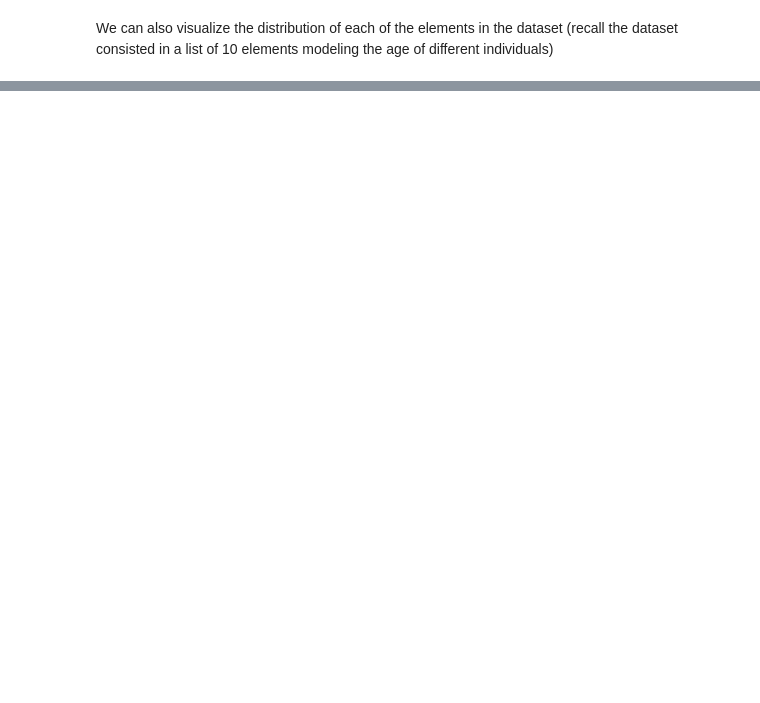
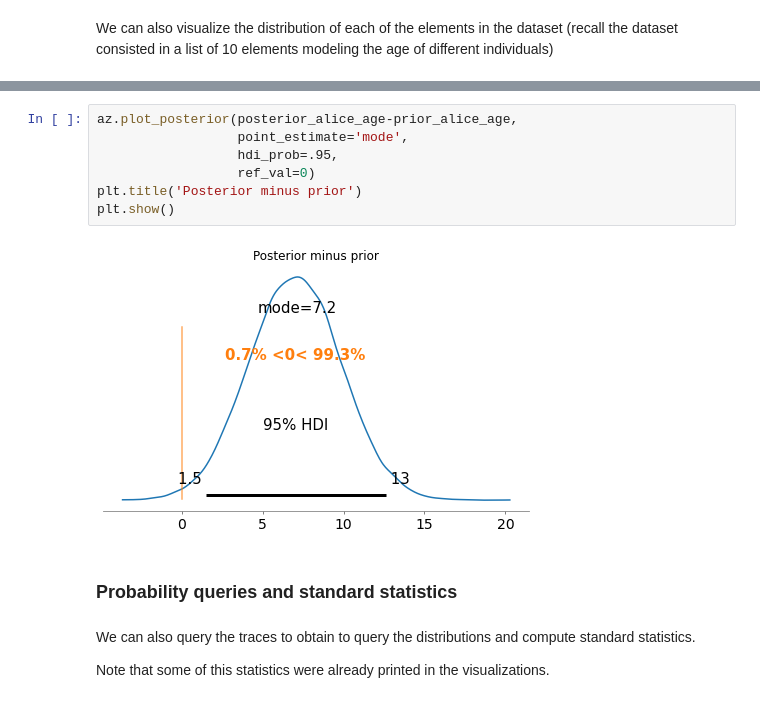
Before and after one commit to tommcamm/privugger, a Jupyter notebook: docs/tutorials/Tutorial.ipynb, the cells around one changed output, grey strips where cells are left out. Saved outputs shown, nothing was run; the diff lists cells and outputs as text; blank space fills up the shorter version.

```diff
--- a/docs/tutorials/Tutorial.ipynb
+++ b/docs/tutorials/Tutorial.ipynb
@@ -151,0 +147,15 @@ results.plot_mutual_information()
+# %%
+az.plot_posterior(posterior_alice_age-prior_alice_age,
+                  point_estimate='mode',
+                  hdi_prob=.95,
+                  ref_val=0)
+plt.title('Posterior minus prior')
+plt.show()
+# %% [output]
+[figure, added]
+# %% [markdown]
+### Probability queries and standard statistics
+# %% [markdown]
+We can also query the traces to obtain to query the distributions and compute standard statistics.
+
+Note that some of this statistics were already printed in the visualizations.
```
Also changed, not shown: parts of 46 cells of this notebook, 3 other files.
